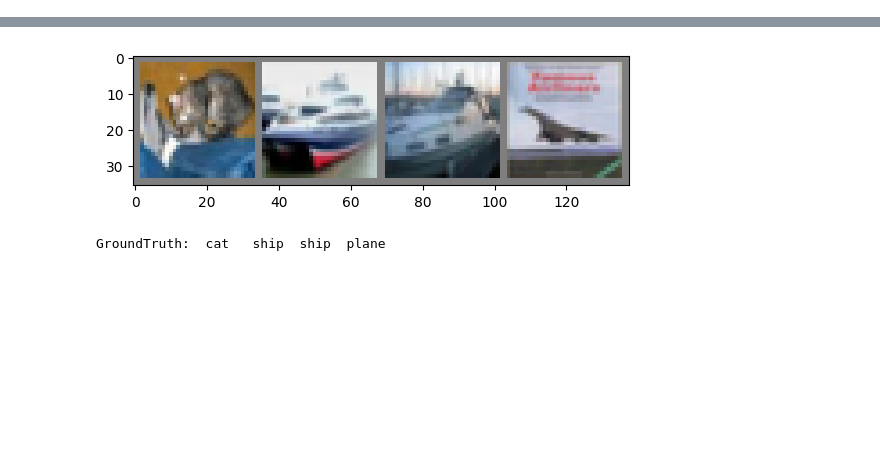
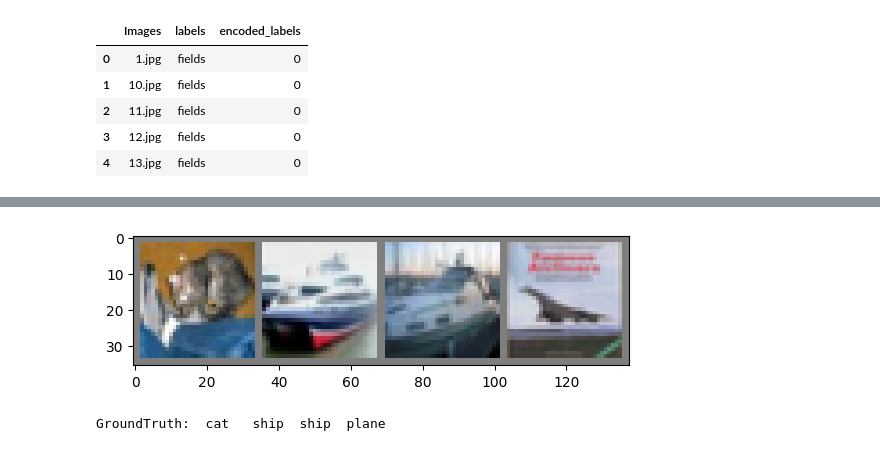
Before and after one commit to HoangAn0112/classifer-field-road, a Jupyter notebook: Model.ipynb, the cells around one changed output, grey strips where cells are left out. Cells and saved outputs as stored; diff of their text form; code cells hidden in the pictures; blank space fills up the shorter version.

```diff
--- a/Model.ipynb
+++ b/Model.ipynb
@@ -13,27 +18,22 @@ import torch.optim as optim
 # %%
+# Create ground truth file
+# Get directory
+cwd = os.getcwd()
+PATH_DATA = os.path.join(cwd, 'dataset')
+
+# import data point and label
 image=[]
 labels=[]
-for file in os.listdir(BASE_PATH):
-    if file=='Coleoptera':
-        for c in os.listdir(os.path.join(BASE_PATH, file)):
-            if c!='annotations':
-                image.append(c)
-                labels.append('Coleoptera')
-    if file=='Diptera':
-        for c in os.listdir(os.path.join(BASE_PATH, file)):
-            if c!='annotations':
-                image.append(c)
-                labels.append('Diptera')
-    if file=='Hymenoptera':
-        for c in os.listdir(os.path.join(BASE_PATH, file)):
-            if c!='annotations':
-                image.append(c)
-                labels.append('Hymenoptera')
-    if file=='Lepidoptera':
-       for c in os.listdir(os.path.join(BASE_PATH, file)):
-            if c!='annotations':
-                image.append(c)
-                labels.append('Lepidoptera')
+for file in os.listdir(PATH_DATA):
+    if file=='fields':
+        for c in os.listdir(os.path.join(PATH_DATA, file)):
+            image.append(c)
+            labels.append('fields')
+    if file=='roads':
+        for c in os.listdir(os.path.join(PATH_DATA, file)):
+            image.append(c)
+            labels.append('roads')
+
 data = {'Images':image, 'labels':labels}
 data = pd.DataFrame(data)
 data.head()
@@ -39,0 +47,12 @@ data.head()
+# %%
+#relabel
+lb = LabelEncoder()
+data['encoded_labels'] = lb.fit_transform(data['labels'])
+data.head()
+# %% [output]
+|  | Images | labels | encoded_labels |
+| 0 | 1.jpg | fields | 0 |
+| 1 | 10.jpg | fields | 0 |
+| 2 | 11.jpg | fields | 0 |
+| 3 | 12.jpg | fields | 0 |
+| 4 | 13.jpg | fields | 0 |
```
Also changed, not shown: parts of 11 cells of this notebook, 13 other files.
